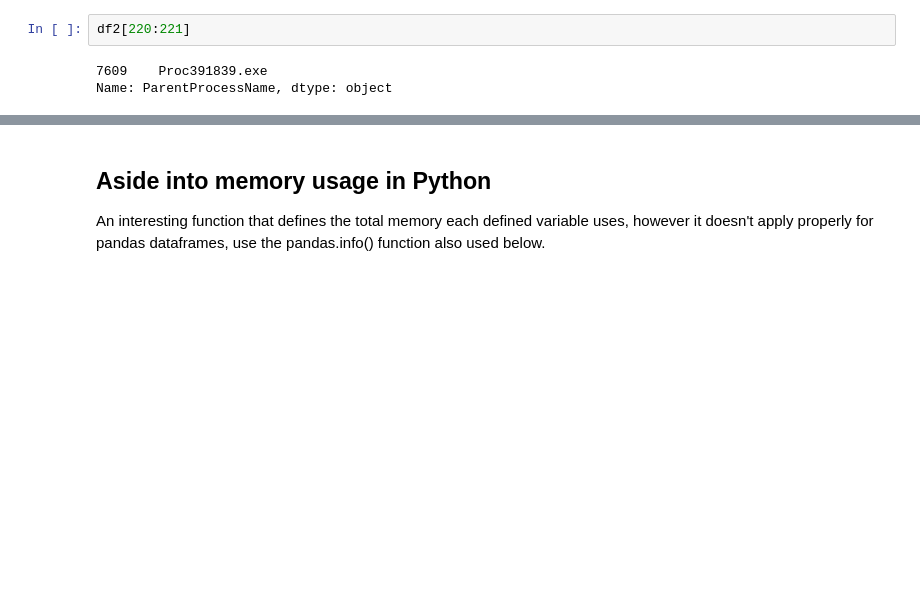
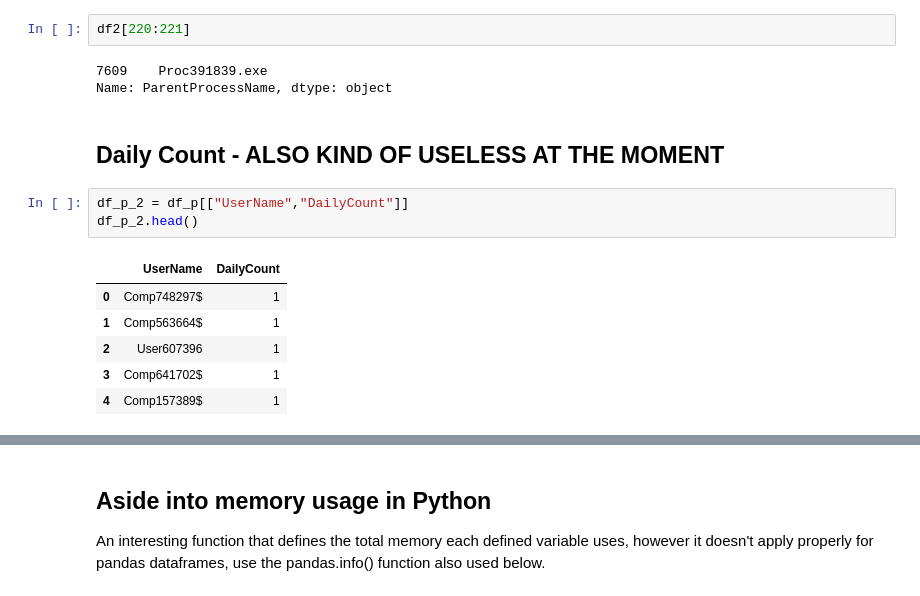
Before and after one commit to gabejg/Advanced-Cyber-Analytics-for-Attack-Detection, a Jupyter notebook: Gabriel/EDA/Process.ipynb, the cells around one changed output, grey strips where cells are left out. Saved outputs shown, nothing was run; the diff lists cells and outputs as text; blank space fills up the shorter version.

```diff
--- a/Gabriel/EDA/Process.ipynb
+++ b/Gabriel/EDA/Process.ipynb
@@ -962,3 +976,15 @@ df2[220:221]
 # %% [output]
 7609    Proc391839.exe
 Name: ParentProcessName, dtype: object
+# %% [markdown]
+##  Daily Count - ALSO KIND OF USELESS AT THE MOMENT
+# %%
+df_p_2 = df_p[["UserName","DailyCount"]]
+df_p_2.head()
+# %% [output]
+|  | UserName | DailyCount |
+| 0 | Comp748297$ | 1 |
+| 1 | Comp563664$ | 1 |
+| 2 | User607396 | 1 |
+| 3 | Comp641702$ | 1 |
+| 4 | Comp157389$ | 1 |
```
Also changed, not shown: parts of 18 cells of this notebook.
